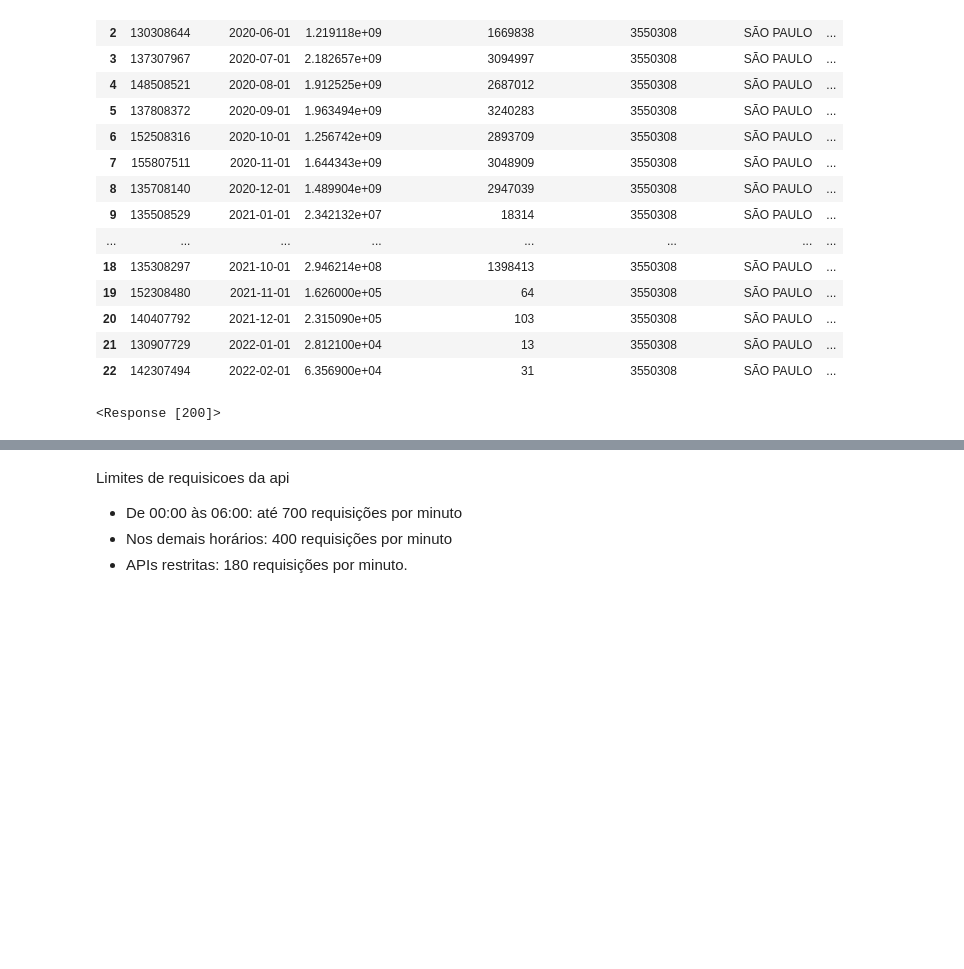
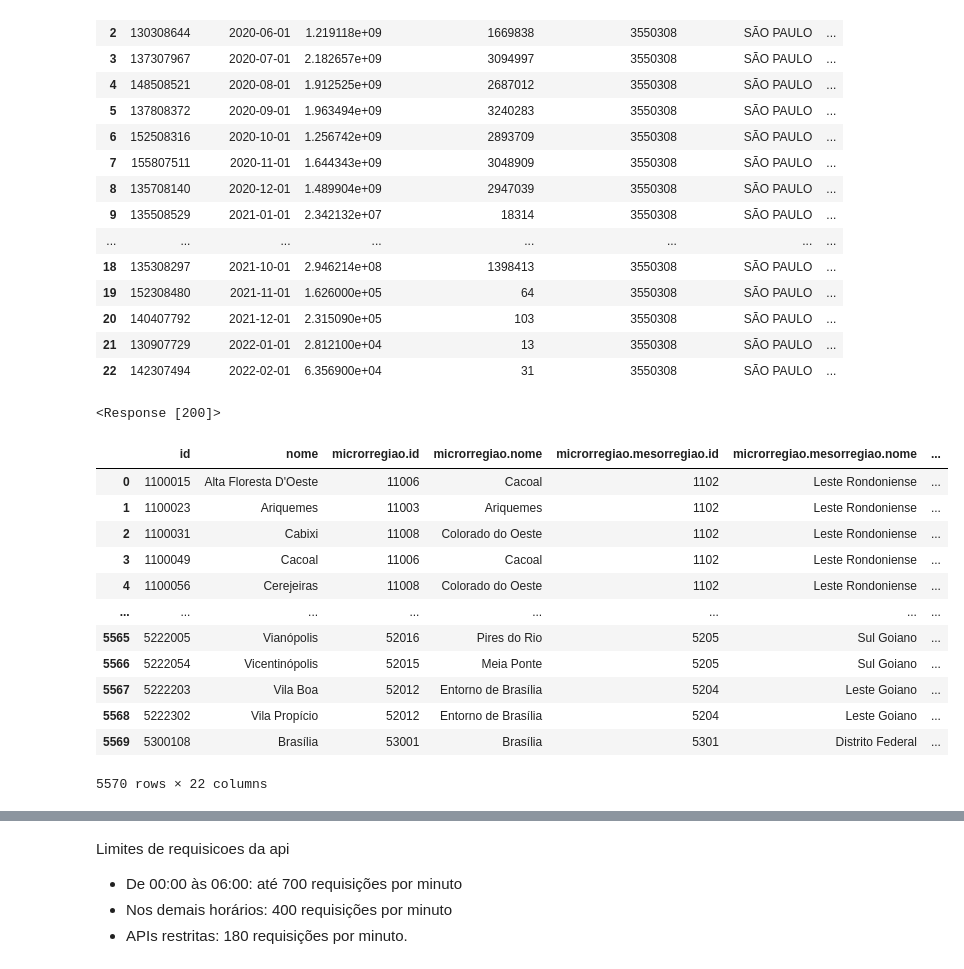
Before and after one commit to viniciusgushiken/pobu, a Jupyter notebook: api.ipynb, the cells around one changed output, grey strips where cells are left out. Saved outputs shown, nothing was run; the diff lists cells and outputs as text; code cells hidden in the pictures; blank space fills up the shorter version.

Commit message:
municipios em csv,e  novo loop para nao tomar ban da api

```diff
--- a/api.ipynb
+++ b/api.ipynb
@@ -3,6 +3,8 @@ import requests
 import pandas as pd
 import getpass
 import json
+import time
+pd.set_option('display.max_columns', None)
 # %%
 api_key = getpass.getpass()
 # %% [output]
@@ -142,3 +146,20 @@ print(response)
 <Response [200]>
 # %%
 municipios = response.json()
+# %%
+df_municipios = pd.json_normalize(municipios)
+df_municipios
+# %% [output]
+|  | id | nome | microrregiao.id | microrregiao.nome | microrregiao.mesorregiao.id | microrregiao.mesorregiao.nome | ... |
+| 0 | 1100015 | Alta Floresta D'Oeste | 11006 | Cacoal | 1102 | Leste Rondoniense | ... |
+| 1 | 1100023 | Ariquemes | 11003 | Ariquemes | 1102 | Leste Rondoniense | ... |
+| 2 | 1100031 | Cabixi | 11008 | Colorado do Oeste | 1102 | Leste Rondoniense | ... |
+| 3 | 1100049 | Cacoal | 11006 | Cacoal | 1102 | Leste Rondoniense | ... |
+| 4 | 1100056 | Cerejeiras | 11008 | Colorado do Oeste | 1102 | Leste Rondoniense | ... |
+| ... | ... | ... | ... | ... | ... | ... | ... |
+| 5565 | 5222005 | Vianópolis | 52016 | Pires do Rio | 5205 | Sul Goiano | ... |
+| 5566 | 5222054 | Vicentinópolis | 52015 | Meia Ponte | 5205 | Sul Goiano | ... |
+| 5567 | 5222203 | Vila Boa | 52012 | Entorno de Brasília | 5204 | Leste Goiano | ... |
+| 5568 | 5222302 | Vila Propício | 52012 | Entorno de Brasília | 5204 | Leste Goiano | ... |
+| 5569 | 5300108 | Brasília | 53001 | Brasília | 5301 | Distrito Federal | ... |
+5570 rows × 22 columns
```
Also changed, not shown: parts of 11 cells of this notebook, 2 other files.
